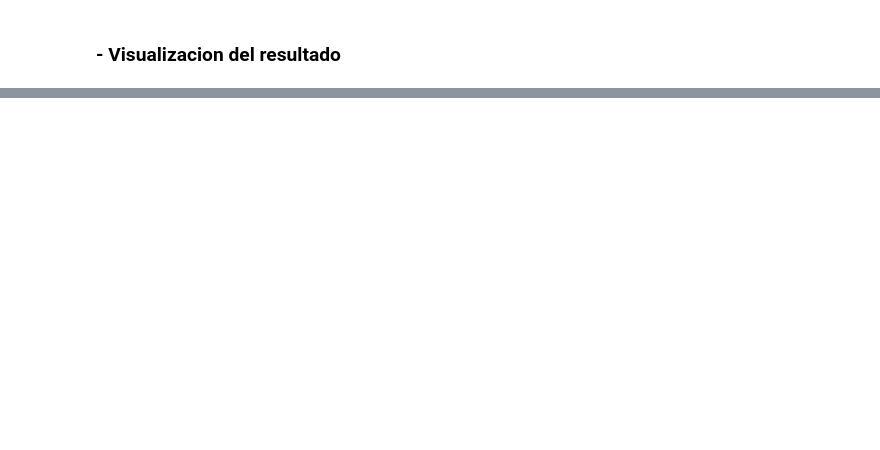
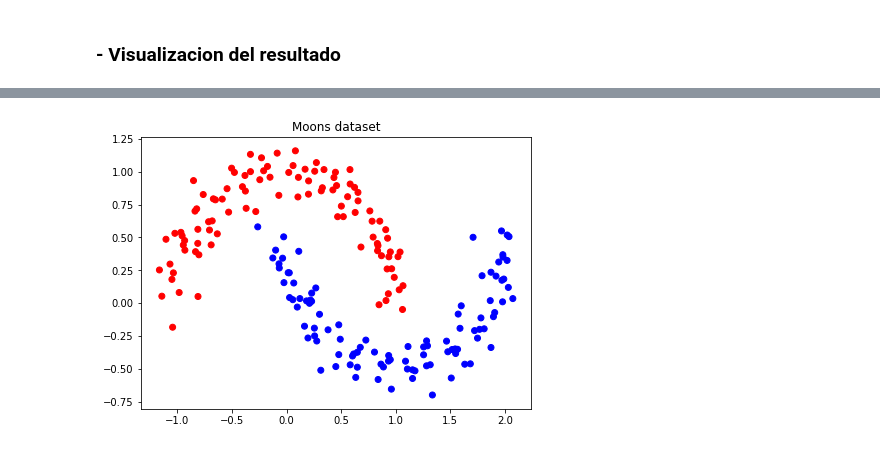
Before and after one commit to psatencio/IA_ITM, a Jupyter notebook: Presentaciones/4. Machine Learning/Modulo 4_3_2_RedNeuronal.ipynb, the cells around one changed output, grey strips where cells are left out. Cells and saved outputs as stored; diff of their text form; code cells hidden in the pictures; blank space fills up the shorter version.

```diff
--- a/Presentaciones/4. Machine Learning/Modulo 4_3_2_RedNeuronal.ipynb
+++ b/Presentaciones/4. Machine Learning/Modulo 4_3_2_RedNeuronal.ipynb
@@ -228,0 +210,13 @@ visualize_lr(parameters, X, Y)
+# %%
+X, Y = generate_data('moons', noise=0.1)
+
+nx, m = X.T.shape
+color = ['blue' if y == 1 else 'red' for y in np.squeeze(Y)]
+# %%
+plt.figure(figsize=(7,5))
+plt.title("Moons dataset")
+plt.scatter(X[:,0], X[:,1], color=color)
+
+plt.show()
+# %% [output]
+[figure, added]
```
Also changed, not shown: parts of 20 cells of this notebook.
